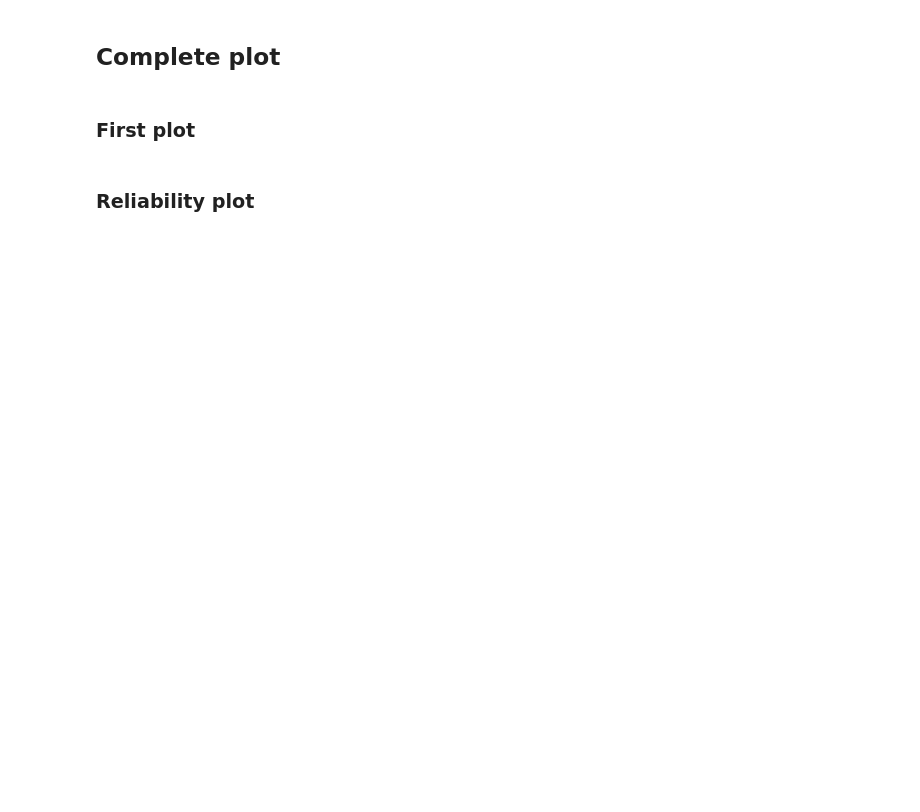
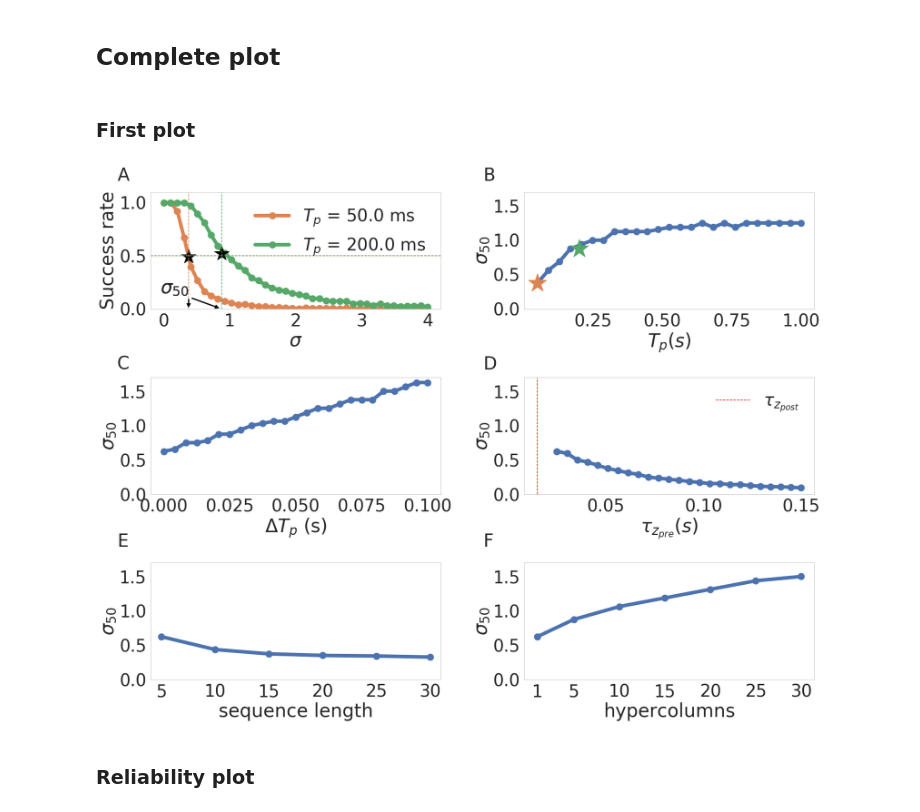
Before and after one commit to h-mayorquin/sequence_learning_paper, a Jupyter notebook: jupyter/2018-09-04(Probability thresholds for training).ipynb, the cells around one changed output. Drawn from its saved outputs; the diff is of its cells as text; code cells hidden in the pictures; blank space fills up the shorter version.

```diff
--- a/jupyter/2018-09-04(Probability thresholds for training).ipynb
+++ b/jupyter/2018-09-04(Probability thresholds for training).ipynb
@@ -1085,7 +1089,7 @@ save = True
 legend = False
 bars = False
 captions = True
-ylim = [0.0, 4.0]
+ylim = [0.0, 1.7]
 add_zero_axis = False
 
 factor_scale = 1.5
@@ -1097,7 +1101,7 @@ fig = plt.figure(figsize=(s1, s2))
 ax1 = fig.add_subplot(321)
 for index, tt in enumerate(training_times_set):
     results_dictionary = results_collection[tt]
-    label = str(tt) + ' s'
+    label = r'$T_p$ = ' + str(1000 * tt) + ' ms'
     ax1 = plot_mean_success_vs_sigma(results_dictionary, n_samples=n_samples, index=index + 1,
                                      label=label, ax=ax1, add_zero_axis=add_zero_axis)
     for p_root in p_roots:
@@ -1117,8 +1121,13 @@ ax2 = fig.add_subplot(322)
 results_dictionary = results_dictionary_tt
 ax2 = plot_sigma_estimates(results_dictionary, title=' ', ax=ax2, legend=legend, bars=bars)
 ax2.set_ylim(ylim)
-# ax2.set_xlim([0, 1.05])
 
+# Add the points
+for index, tt in enumerate(training_times_set):
+    results_dictionary = results_collection[tt]
+    for p_root in p_roots:
+        result, sigma, length = results_dictionary[p_root]
+        ax2.plot(tt, sigma, '*', ms=ms + 30, color=colors[index + 1])
 
 # Inter Pulse Interval
 ax3 = fig.add_subplot(323)
@@ -1162,40 +1171,42 @@ ax6.xaxis.set_major_locator(plt.FixedLocator(xlocations))
 ax6.xaxis.set_major_formatter(plt.FixedFormatter(xlabels_string))
 
 
 for ax_aux in [ax2, ax3, ax4, ax5, ax6]:
-    ylabels_points = [0.0, 0.5, 1.0, 1.5, 2.0]
+    ylabels_points = [0.0, 0.5, 1.0, 1.5]
     ylocations = ylabels_points
     ylabels_string = [f'{y}' for y in ylabels_points]
     ax_aux.yaxis.set_major_locator(plt.FixedLocator(ylocations))
     ax_aux.yaxis.set_major_formatter(plt.FixedFormatter(ylabels_string))
 
 if captions:
     size = 40
     xpoint1 = 0.05
     xpoint2 = 0.53
 
     ypoint1 = 0.98
     ypoint2 = 0.65
     ypoint3 = 0.34
 
-    fig.text(xpoint1, ypoint1, 'a)', size=size)
-    fig.text(xpoint2, ypoint1, 'b)', size=size)
+    fig.text(xpoint1, ypoint1, 'A', size=size)
+    fig.text(xpoint2, ypoint1, 'B', size=size)
 
-    fig.text(xpoint1, ypoint2, 'c)', size=size)
-    fig.text(xpoint2, ypoint2, 'd)', size=size)
+    fig.text(xpoint1, ypoint2, 'C', size=size)
+    fig.text(xpoint2, ypoint2, 'D', size=size)
 
-    fig.text(xpoint1, ypoint3, 'e)', size=size)
-    fig.text(xpoint2, ypoint3, 'f)', size=size)
+    fig.text(xpoint1, ypoint3, 'E', size=size)
+    fig.text(xpoint2, ypoint3, 'F', size=size)
 
 
 fig.tight_layout()
 
 if save:
     directory = '../plot_producers/'
     file_name = 'noise_robustness'
     format_string = '.pdf'
     string_to_save = directory + file_name + format_string
     fig.savefig(string_to_save, frameon=False, dpi=110, bbox_inches='tight')
+# %% [output]
+[figure, added]
 # %% [markdown]
 ### Reliability plot
 # %%
```
Also changed, not shown: parts of 13 cells of this notebook, 41 other files.
